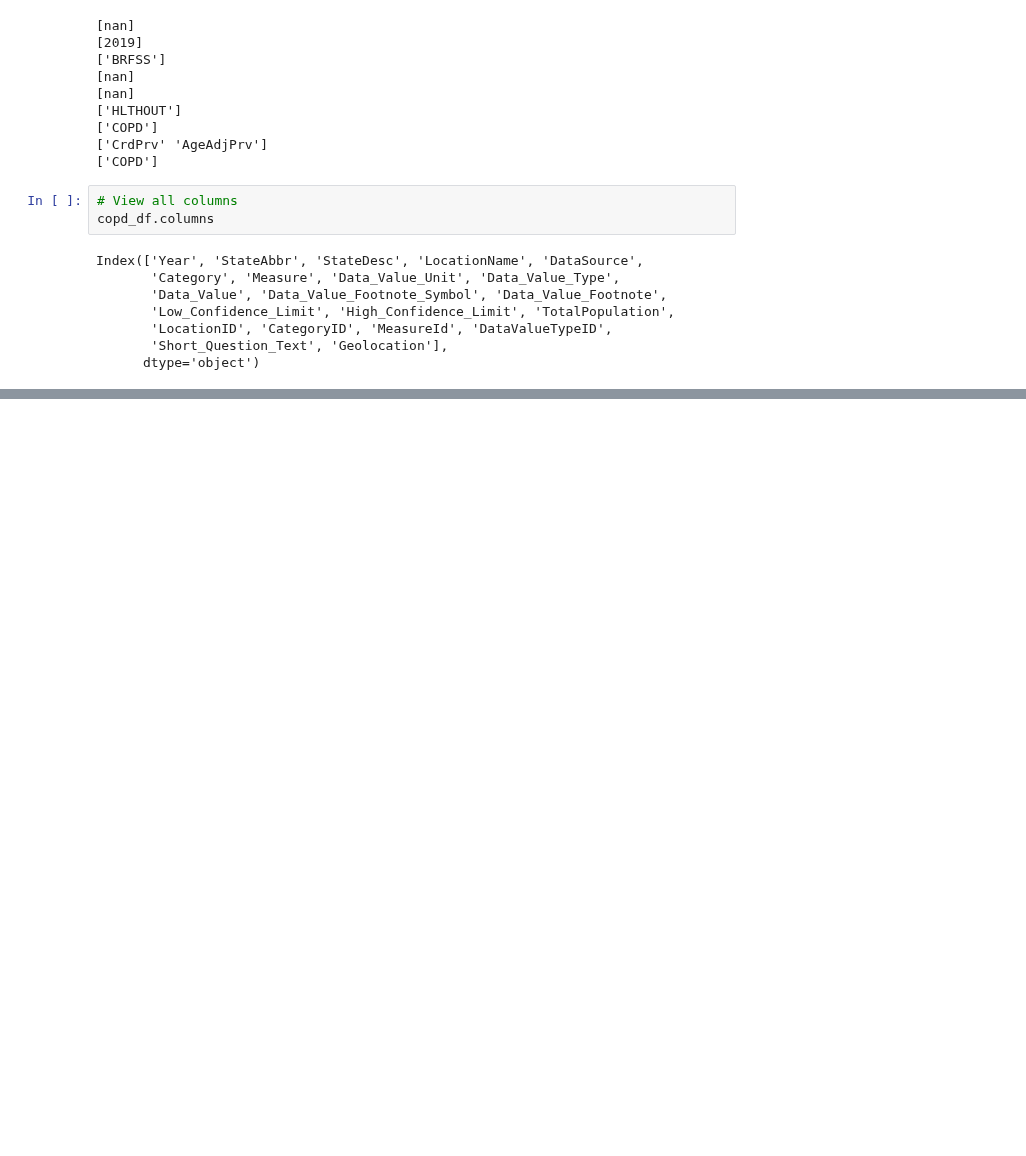
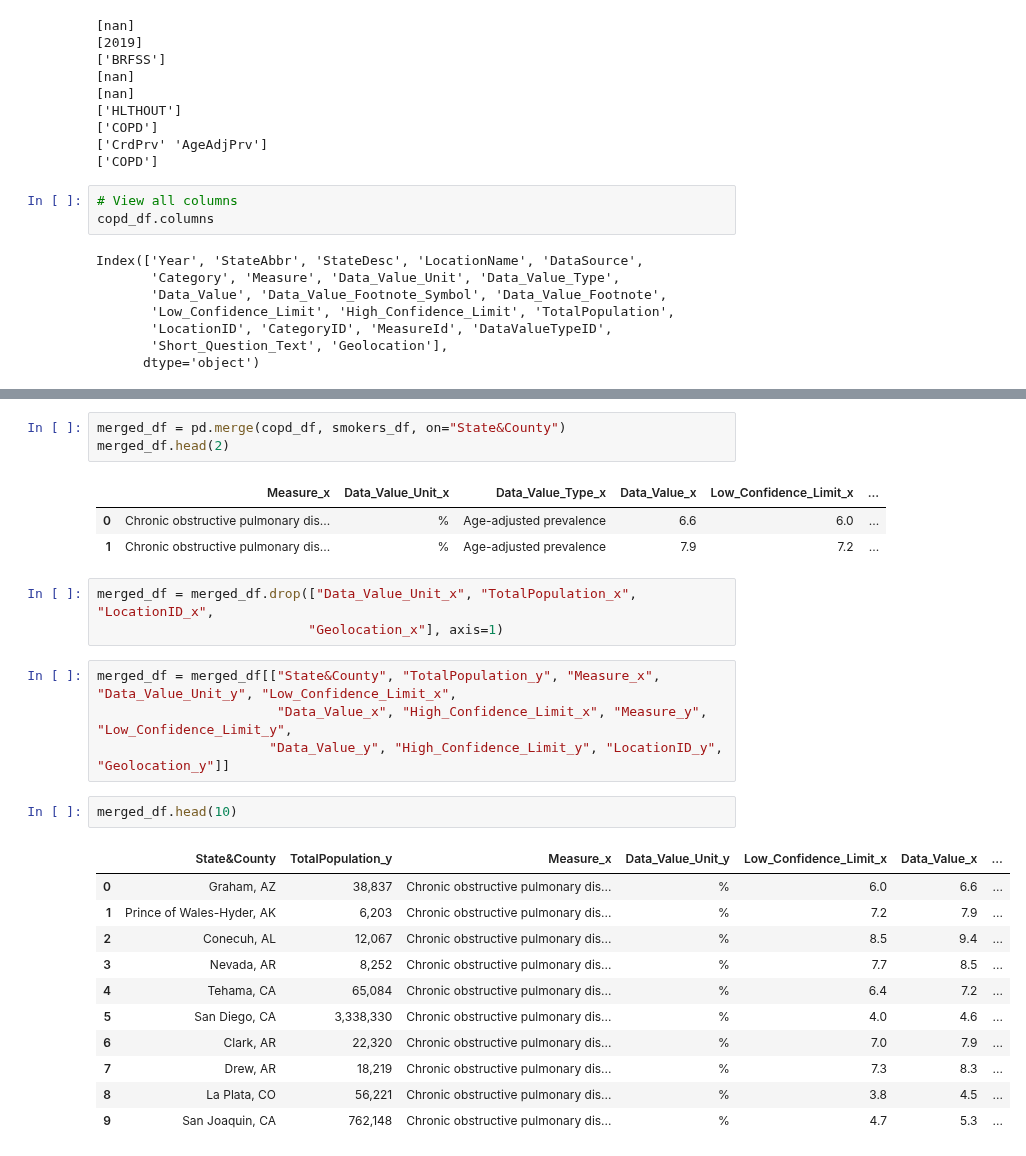
Before and after one commit to AvatarJoshi/copd_project, a Jupyter notebook: PLACES_2019.ipynb, the cells around one changed output, grey strips where cells are left out. Cells and saved outputs as stored; diff of their text form; blank space fills up the shorter version.

```diff
--- a/PLACES_2019.ipynb
+++ b/PLACES_2019.ipynb
@@ -105,0 +118,28 @@ smokers_df.head(2)
+# %%
+merged_df = pd.merge(copd_df, smokers_df, on="State&County")
+merged_df.head(2)
+# %% [output]
+|  | Measure_x | Data_Value_Unit_x | Data_Value_Type_x | Data_Value_x | Low_Confidence_Limit_x | ... |
+| 0 | Chronic obstructive pulmonary dis... | % | Age-adjusted prevalence | 6.6 | 6.0 | ... |
+| 1 | Chronic obstructive pulmonary dis... | % | Age-adjusted prevalence | 7.9 | 7.2 | ... |
+# %%
+merged_df = merged_df.drop(["Data_Value_Unit_x", "TotalPopulation_x", "LocationID_x",
+                           "Geolocation_x"], axis=1)
+# %%
+merged_df = merged_df[["State&County", "TotalPopulation_y", "Measure_x", "Data_Value_Unit_y", "Low_Confidence_Limit_x",
+                       "Data_Value_x", "High_Confidence_Limit_x", "Measure_y", "Low_Confidence_Limit_y",
+                      "Data_Value_y", "High_Confidence_Limit_y", "LocationID_y", "Geolocation_y"]]
+# %%
+merged_df.head(10)
+# %% [output]
+|  | State&County | TotalPopulation_y | Measure_x | Data_Value_Unit_y | Low_Confidence_Limit_x | Data_Value_x | ... |
+| 0 | Graham, AZ | 38,837 | Chronic obstructive pulmonary dis... | % | 6.0 | 6.6 | ... |
+| 1 | Prince of Wales-Hyder, AK | 6,203 | Chronic obstructive pulmonary dis... | % | 7.2 | 7.9 | ... |
+| 2 | Conecuh, AL | 12,067 | Chronic obstructive pulmonary dis... | % | 8.5 | 9.4 | ... |
+| 3 | Nevada, AR | 8,252 | Chronic obstructive pulmonary dis... | % | 7.7 | 8.5 | ... |
+| 4 | Tehama, CA | 65,084 | Chronic obstructive pulmonary dis... | % | 6.4 | 7.2 | ... |
+| 5 | San Diego, CA | 3,338,330 | Chronic obstructive pulmonary dis... | % | 4.0 | 4.6 | ... |
+| 6 | Clark, AR | 22,320 | Chronic obstructive pulmonary dis... | % | 7.0 | 7.9 | ... |
+| 7 | Drew, AR | 18,219 | Chronic obstructive pulmonary dis... | % | 7.3 | 8.3 | ... |
+| 8 | La Plata, CO | 56,221 | Chronic obstructive pulmonary dis... | % | 3.8 | 4.5 | ... |
+| 9 | San Joaquin, CA | 762,148 | Chronic obstructive pulmonary dis... | % | 4.7 | 5.3 | ... |
```
Also changed, not shown: parts of 7 cells of this notebook.
